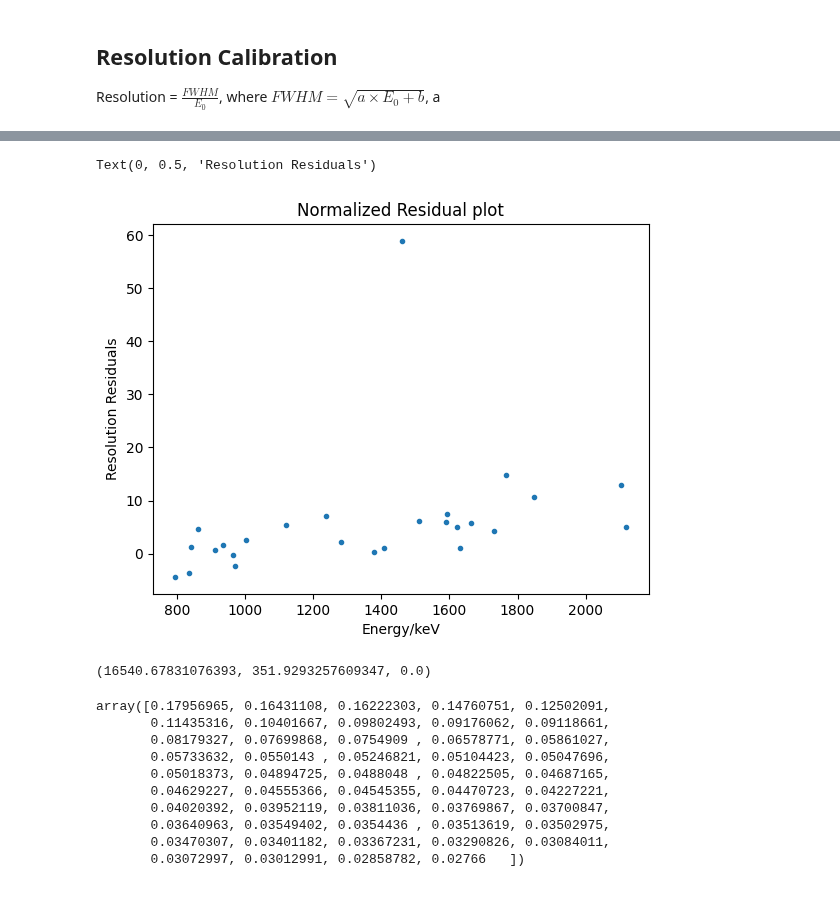
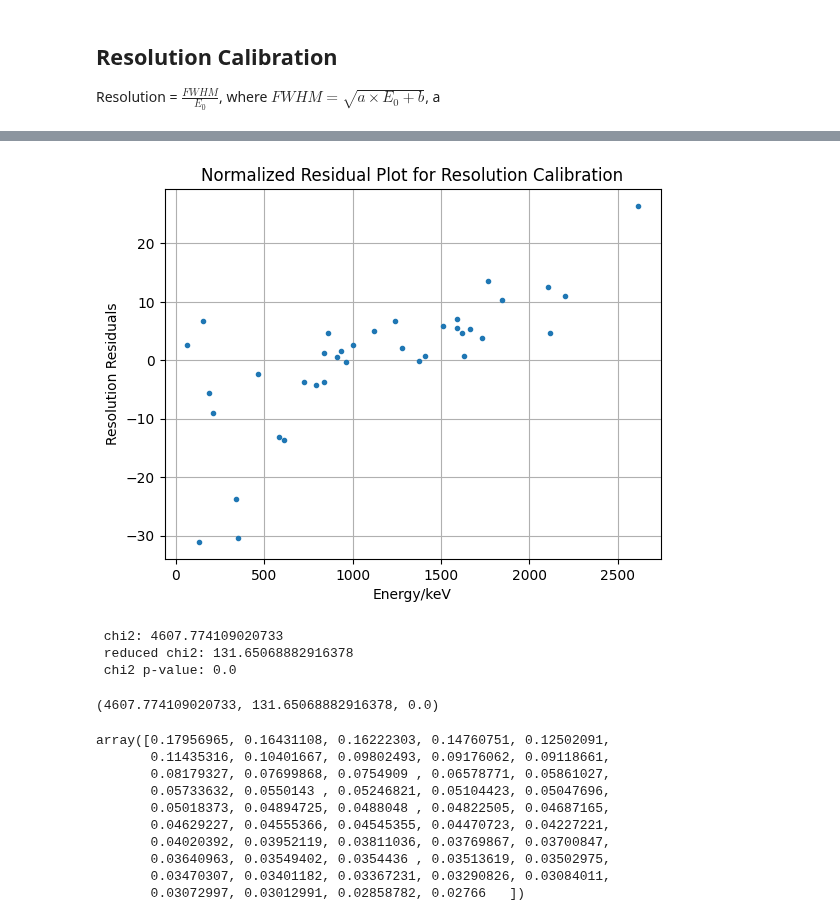
Before and after one commit to ngcnpeter/HPGe_lab_y3, a Jupyter notebook: spectal_analysis.ipynb, the cells around one changed output, grey strips where cells are left out. Drawn from its saved outputs; the diff is of its cells as text; code cells hidden in the pictures.

```diff
--- a/spectal_analysis.ipynb
+++ b/spectal_analysis.ipynb
@@ -42,5 +37,5 @@ peaks, _ =signal.find_peaks(C_bg_spec)
 # %%
-path1 = 'peaks/peaks_sample1_17_10_23_Tue_14_18.CSV' #peak sample 1
+path1 = 'peaks/peaks_sample1_30_10_23_Mon_09_22.CSV' #peak sample 1
 path_bg = 'peaks/peaks_background_17_10_23.csv'
 df_1 = peak_df(path1)
 df_bg= peak_df(path_bg)
@@ -83,5 +65,3 @@ centroid_1_err = fwhm_1/2/np.sqrt(2*np.log(2)*peak_count_1) #centroid error
-# %%
-energy, count = np.loadtxt('spectra/Sample1_24_10_23_Mon_15_27.csv',delimiter = ',', skiprows = 3,unpack = True)
 # %% [markdown]
 ## Energy Calibration
 # %%
@@ -91,19 +71,22 @@ grad = 0.6775230169 #gradient
 interc = -0.3439140022 #intercept
 energy_to_chan = np.poly1d([1/grad,-interc/grad])
 # %%
-y = ref_1
-x = energy_to_chan(centroid_1)
+df_new = df_1.dropna(subset = ['Photopeak_Energy']) #drop unidentified peaks
+df_new = df_new[df_new['Reduced']<2] #omit peaks with poor fit (reduced chi2 >2 )
+x = df_new['Photopeak_Energy']
+y = energy_to_chan(df_new['Centroid'])
 popt_peak, pcov_peak = np.polyfit(x,y,1,cov = True) #energy callibration using peak
 perr_peak = np.sqrt(np.diag(pcov_peak))
 peak_fit = np.poly1d(popt_peak)
-x_err = popt_peak[0]*centroid_1_err
+y_err = 1/grad*df_new['Centroid_err']
 #errorbars are too small to be displayed
 plt.title('Energy Calibration')
-plt.errorbar(x,y,xerr= x_err, fmt = '.',label = 'data')
+plt.errorbar(x,y,yerr= y_err, fmt = '.',label = 'data')
 plt.plot(x,peak_fit(x),label = 'linear fit')
 plt.legend()
-plt.xlabel('Channel #')
-plt.ylabel('Energy/keV')
+plt.ylabel('Channel #')
+plt.xlabel('Energy/keV')
 plt.text(1,1000,f'E = {popt_peak[0]:.4f}Ch+{popt_peak[1]:.4f}')
 plt.text(1,2200,'Error bars are too small to be displayed')
+plt.grid()
 # %% [output]
@@ -165,10 +133,6 @@ array([  63.49,   75.55,   77.47,   93.27,  129.44,  154.43,  186.34,
 Resolution = $\frac{FWHM}{E_0}$,
 where $FWHM = \sqrt{a \times E_0+b}$, a
 # %%
-res = fwhm_1/centroid_1
-fwhm_1_err= fwhm_1/np.sqrt(2*peak_count_1)
-
-res_err = res*np.sqrt((centroid_1_err/centroid_1)**2+(fwhm_1_err/fwhm_1)**2)
 def res_fit(peak_energy,a,b):
     '''This function is used for fitting resolution as a function of energy
        res = np.sqrt(a*energy+b)/energy
@@ -177,14 +141,17 @@ def res_fit(peak_energy,a,b):
        Output: resolution
        '''
     return np.sqrt(a*peak_energy+b)/peak_energy
-res_par, res_cov = curve_fit(res_fit,centroid_1,res)
+x_res = df_new['Centroid']
+y_res = df_new['Resolution']
+y_err_res = df_new['Resolution_err']
+res_par, res_cov = curve_fit(res_fit,x_res,y_res)
 res_fit_err = np.sqrt(np.diag(res_cov))
-
+x_plot = np.linspace(min(x_res),max(x_res),500)
 
 plt.figure()
 plt.title('Resolution Calibration')
-plt.errorbar(centroid_1,res,yerr = res_err,fmt = 'x',label = 'data')
-plt.plot(centroid_1,res_fit(centroid_1,*res_par), label = 'fitted curve')
+plt.errorbar(x_res,y_res,yerr = y_err_res,fmt = 'x',label = 'data')
+plt.plot(x_plot,res_fit(x_plot,*res_par), label = 'fitted curve')
 plt.ylabel('Resolution')
 plt.xlabel('Energy/keV')
 plt.legend()
@@ -192,4 +159,5 @@ plt.text(1600,0.018,f'fitting parameters:')
 plt.text(1600,0.016,f'a = {res_par[0]:.3g}' + r'$\pm$'+ f'{res_fit_err[0]:.3g}')
 plt.text(1600,0.0148,f'b ={res_par[1]:.3g}' + r'$\pm$'+ f'{res_fit_err[1]:.3g}')
 plt.text(1600,0.013,r'$R = \frac{\sqrt{a * E+b}}{E}$')
+plt.grid()
 # %% [output]
@@ -211,16 +165,19 @@ array([0.03523988, 0.01141347, 0.01073602, 0.01596584, 0.02545608,
 # %%
 plt.figure()
-plt.title('Normalized Residual plot')
-plt.plot(centroid_1[20:-3],((res-res_fit(centroid_1,*res_par))/res_err)[20:-3],'.')
+plt.title('Normalized Residual Plot for Resolution Calibration')
+plt.plot(x_res,(y_res-res_fit(x_res,*res_par))/y_err_res,'.')
 plt.xlabel('Energy/keV')
 plt.ylabel('Resolution Residuals')
+plt.grid()
 # %% [output]
-Text(0, 0.5, 'Resolution Residuals')
-[figure, old version]
+[figure, new version]
 # %%
-chi2_prob(res,res_fit(centroid_1,*res_par),res_err,len(res)-2)
+chi2_prob(y_res,res_fit(x_res,*res_par),y_err_res,len(x_res)-2)
 # %% [output]
-(16540.67831076393, 351.9293257609347, 0.0)
+ chi2: 4607.774109020733
+ reduced chi2: 131.65068882916378
+ chi2 p-value: 0.0
+(4607.774109020733, 131.65068882916378, 0.0)
 # %%
 res_fit(centroid_1,2,3)
 # %% [output]
```
Also changed, not shown: parts of 16 cells of this notebook, 1 other file.
